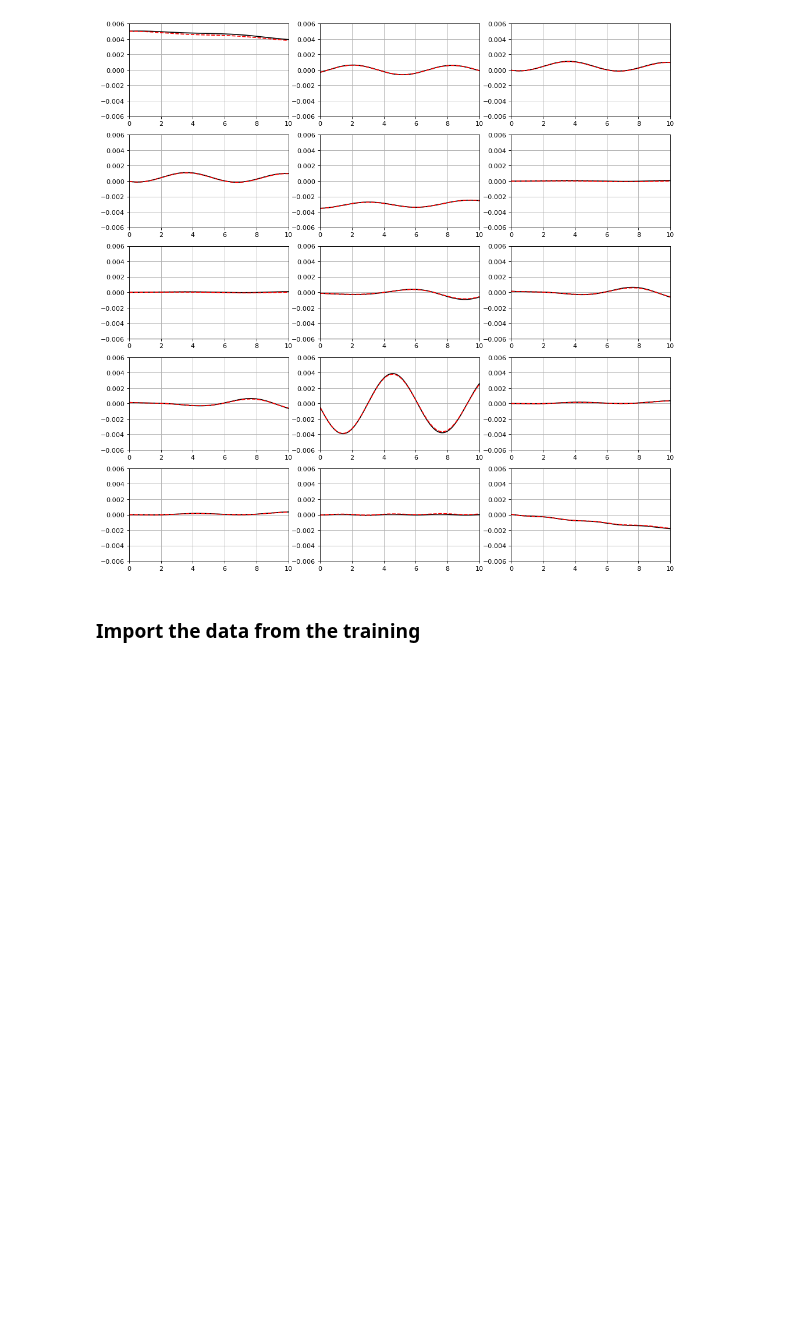
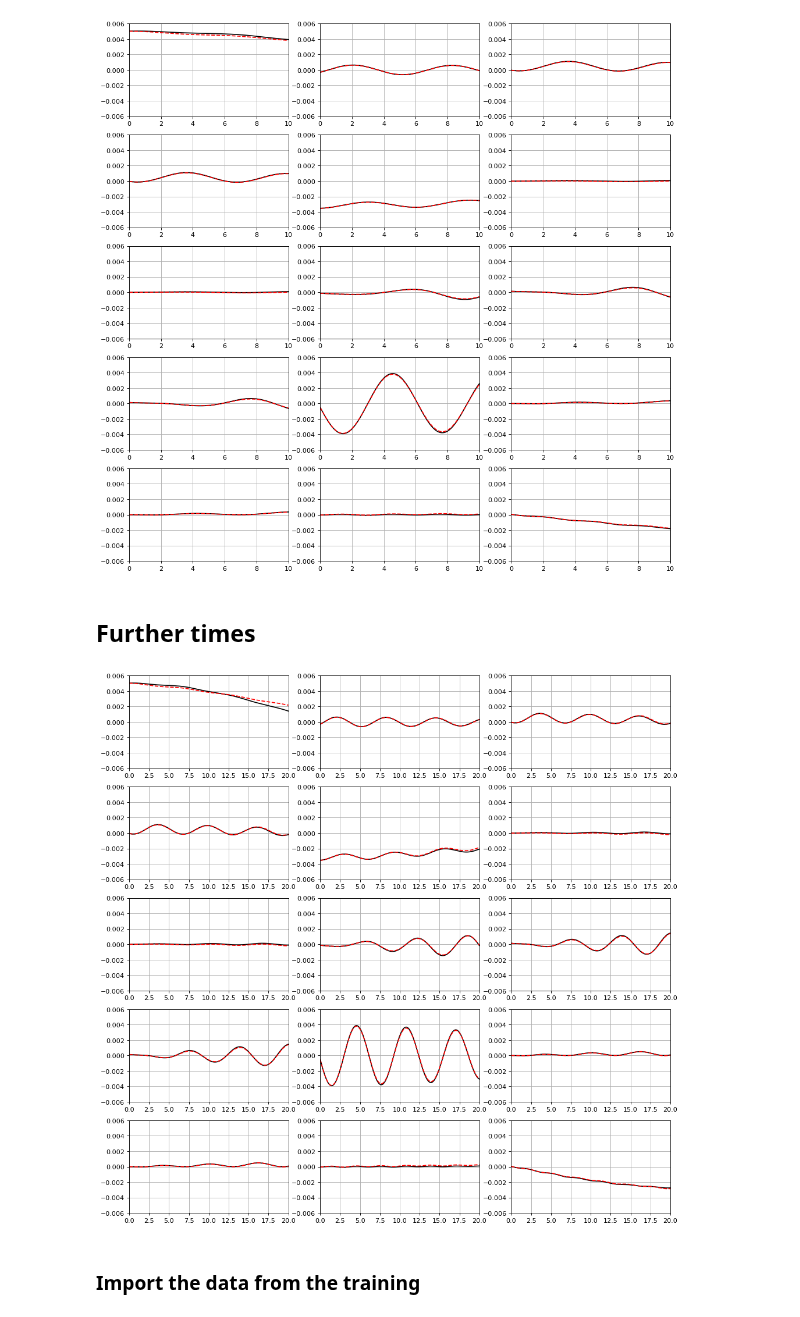
Before and after one commit to giovannicemin/master_thesis, a Jupyter notebook: project/Results.ipynb, the cells around one changed output. Saved outputs shown, nothing was run; the diff lists cells and outputs as text; code cells hidden in the pictures; blank space fills up the shorter version.

```diff
--- a/project/Results.ipynb
+++ b/project/Results.ipynb
@@ -153,20 +153,7 @@ MLLP(
 # %% [markdown]
 ### Generate the dynamics with the model
 # %%
-ml_dyn = [np.array(results[0])]
-
-X = torch.tensor(ml_dyn[0], dtype=torch.double)
-y = torch.tensor(results[1])
-
-#print(model.loss(model.forward(X.float()), y).item())
-
-for i in range(len(results)-1):
-    with torch.no_grad():
-        y = model(X.float())
-        #print(model.loss(model.forward(X.float()), torch.tensor(results[i])).item())
-        #ml_dyn.loc[i+1] = y.detach().numpy()
-        ml_dyn.extend([y.numpy()])
-        X = y
+ml_dyn = model.generate_trajectory(v_0=np.array(results[0]), T=10)
 # %%
 t = np.arange(0, 10, prms['dt'])
 
@@ -189,2 +181,4 @@ plt.grid()
 # %% [output]
 [figure]
+# %% [markdown]
+## Further times
@@ -191,3 +187,29 @@ plt.grid()
+# %%
+t = np.arange(0, 20, prms['dt'])
+
+rows= 5
+columns = 3
+
+fig, axs = plt.subplots(rows, columns, figsize=(15,15), dpi=80)
+plt.setp(axs, xlim=(0,20), ylim=(-0.006, 0.006))
+
+for i in range(rows):
+    for j in range(columns):
+        #if i == rows-1 & j == columns-1:
+        #    continue
+        axs[i, j].plot(t, [results_ex[k][(columns-1)*i+j] for k in range(len(t))], label='Simulation', color='k')
+        axs[i, j].plot(t, [ml_dyn_long[k][(columns-1)*i+j] for k in range(len(t))], label='ml', color='r', linestyle='--')
+        axs[i, j].grid()
+axs[4, 2].grid()
+#plt.legend()
+plt.grid()
+
+fig = plt.gcf()
+plt.show()
+
+#fig.savefig('../pictures/first_model.pdf', dpi=80)
+# %% [output]
+[figure, added]
 # %% [markdown]
 ### Import the data from the training
 # %%
```
Also changed, not shown: parts of 8 cells of this notebook, 2 other files.
